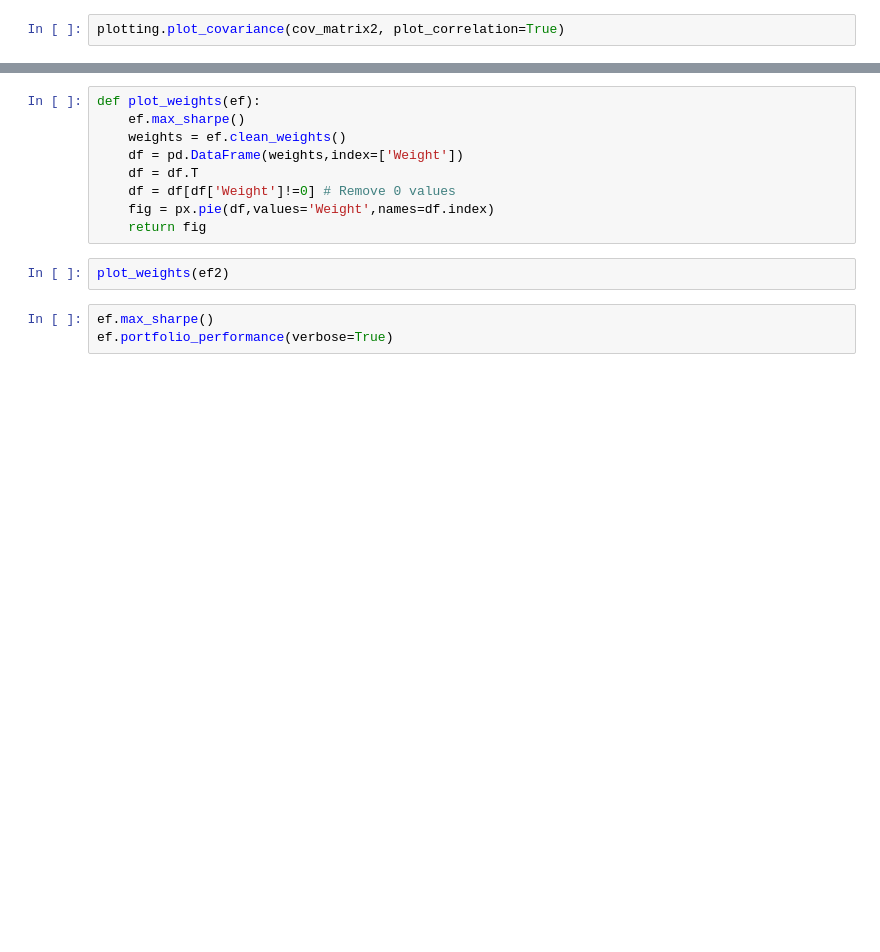
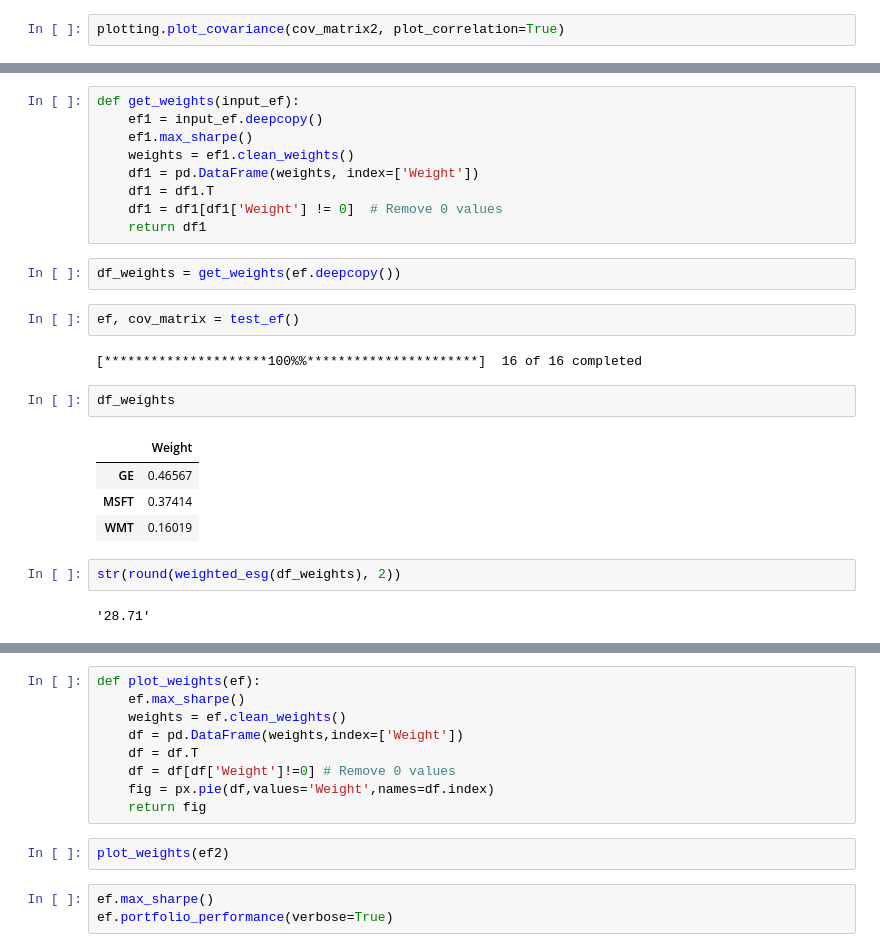
Before and after one commit to meolord29/Portfolio-Management-SpeedRun, a Jupyter notebook: sketchbook-ryan.ipynb, the cells around one changed output, grey strips where cells are left out. Drawn from its saved outputs; the diff is of its cells as text; blank space fills up the shorter version.

```diff
--- a/sketchbook-ryan.ipynb
+++ b/sketchbook-ryan.ipynb
@@ -52,0 +231,26 @@ pd.Series(weights).plot.pie()
+# %%
+def get_weights(input_ef):
+    ef1 = input_ef.deepcopy()
+    ef1.max_sharpe()
+    weights = ef1.clean_weights()
+    df1 = pd.DataFrame(weights, index=['Weight'])
+    df1 = df1.T
+    df1 = df1[df1['Weight'] != 0]  # Remove 0 values
+    return df1
+# %%
+df_weights = get_weights(ef.deepcopy())
+# %%
+ef, cov_matrix = test_ef()
+# %% [output]
+[*********************100%%**********************]  16 of 16 completed
+# %%
+df_weights
+# %% [output]
+|  | Weight |
+| GE | 0.46567 |
+| MSFT | 0.37414 |
+| WMT | 0.16019 |
+# %%
+str(round(weighted_esg(df_weights), 2))
+# %% [output]
+'28.71'
```
Also changed, not shown: parts of 24 cells of this notebook, 1 other file.
